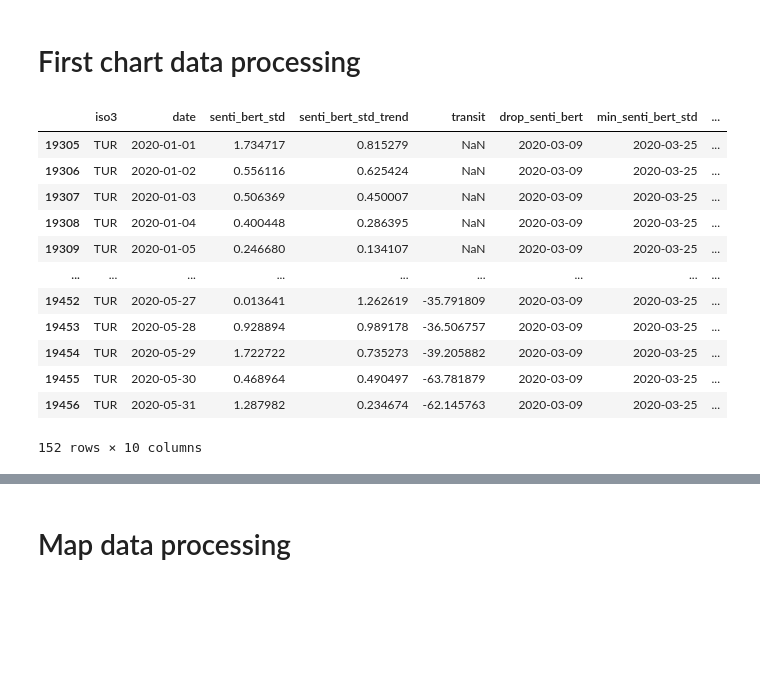
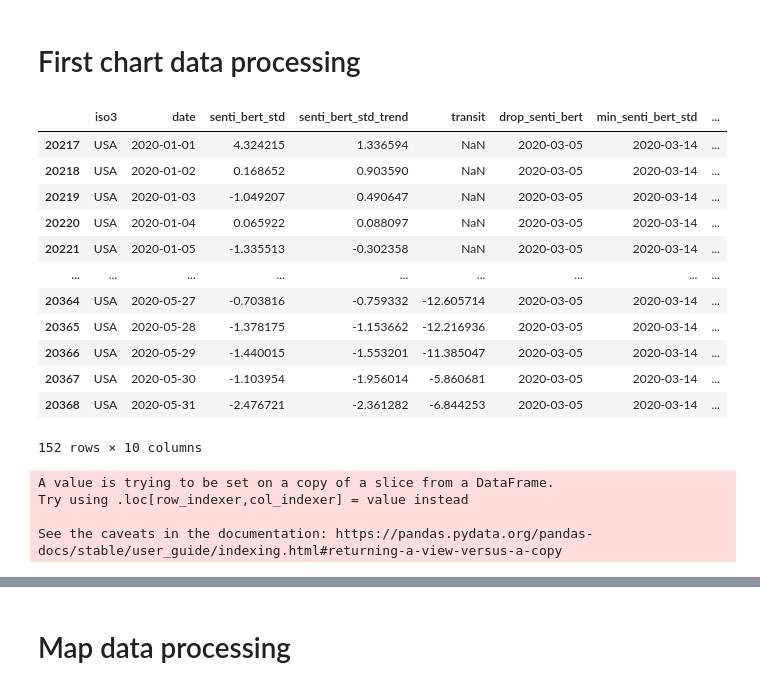
Before and after one commit to MIT-SUL/mit-sul.github.io, a Jupyter notebook: covid-19/Notebooks/Data Processing.ipynb, the cells around one changed output, grey strips where cells are left out. Saved outputs shown, nothing was run; the diff lists cells and outputs as text; code cells hidden in the pictures; blank space fills up the shorter version.

```diff
--- a/covid-19/Notebooks/Data Processing.ipynb
+++ b/covid-19/Notebooks/Data Processing.ipynb
@@ -12,18 +12,18 @@ for index, countries in csv.groupby('iso3'):
     if countries.shape[0] is not 152:
         display(index)
 # %%
-csv[csv['iso3'] == 'TUR']
+csv[csv['iso3'] == 'USA']
 # %% [output]
 |  | iso3 | date | senti_bert_std | senti_bert_std_trend | transit | drop_senti_bert | min_senti_bert_std | ... |
-| 19305 | TUR | 2020-01-01 | 1.734717 | 0.815279 | NaN | 2020-03-09 | 2020-03-25 | ... |
-| 19306 | TUR | 2020-01-02 | 0.556116 | 0.625424 | NaN | 2020-03-09 | 2020-03-25 | ... |
-| 19307 | TUR | 2020-01-03 | 0.506369 | 0.450007 | NaN | 2020-03-09 | 2020-03-25 | ... |
-| 19308 | TUR | 2020-01-04 | 0.400448 | 0.286395 | NaN | 2020-03-09 | 2020-03-25 | ... |
-| 19309 | TUR | 2020-01-05 | 0.246680 | 0.134107 | NaN | 2020-03-09 | 2020-03-25 | ... |
+| 20217 | USA | 2020-01-01 | 4.324215 | 1.336594 | NaN | 2020-03-05 | 2020-03-14 | ... |
+| 20218 | USA | 2020-01-02 | 0.168652 | 0.903590 | NaN | 2020-03-05 | 2020-03-14 | ... |
+| 20219 | USA | 2020-01-03 | -1.049207 | 0.490647 | NaN | 2020-03-05 | 2020-03-14 | ... |
+| 20220 | USA | 2020-01-04 | 0.065922 | 0.088097 | NaN | 2020-03-05 | 2020-03-14 | ... |
+| 20221 | USA | 2020-01-05 | -1.335513 | -0.302358 | NaN | 2020-03-05 | 2020-03-14 | ... |
 | ... | ... | ... | ... | ... | ... | ... | ... | ... |
-| 19452 | TUR | 2020-05-27 | 0.013641 | 1.262619 | -35.791809 | 2020-03-09 | 2020-03-25 | ... |
-| 19453 | TUR | 2020-05-28 | 0.928894 | 0.989178 | -36.506757 | 2020-03-09 | 2020-03-25 | ... |
-| 19454 | TUR | 2020-05-29 | 1.722722 | 0.735273 | -39.205882 | 2020-03-09 | 2020-03-25 | ... |
-| 19455 | TUR | 2020-05-30 | 0.468964 | 0.490497 | -63.781879 | 2020-03-09 | 2020-03-25 | ... |
-| 19456 | TUR | 2020-05-31 | 1.287982 | 0.234674 | -62.145763 | 2020-03-09 | 2020-03-25 | ... |
+| 20364 | USA | 2020-05-27 | -0.703816 | -0.759332 | -12.605714 | 2020-03-05 | 2020-03-14 | ... |
+| 20365 | USA | 2020-05-28 | -1.378175 | -1.153662 | -12.216936 | 2020-03-05 | 2020-03-14 | ... |
+| 20366 | USA | 2020-05-29 | -1.440015 | -1.553201 | -11.385047 | 2020-03-05 | 2020-03-14 | ... |
+| 20367 | USA | 2020-05-30 | -1.103954 | -1.956014 | -5.860681 | 2020-03-05 | 2020-03-14 | ... |
+| 20368 | USA | 2020-05-31 | -2.476721 | -2.361282 | -6.844253 | 2020-03-05 | 2020-03-14 | ... |
 152 rows × 10 columns
@@ -29,0 +40,8 @@ csv[csv['iso3'] == 'TUR']
+# %%
+new_df = csv.loc[(csv.iso3 == 'USA')]
+new_df['date'] = pd.to_datetime(new_df['date'])
+# %% [output]
+A value is trying to be set on a copy of a slice from a DataFrame.
+Try using .loc[row_indexer,col_indexer] = value instead
+
+See the caveats in the documentation: https://pandas.pydata.org/pandas-docs/stable/user_guide/indexing.html#returning-a-view-versus-a-copy
```
Also changed, not shown: parts of 13 cells of this notebook, 17 other files.
